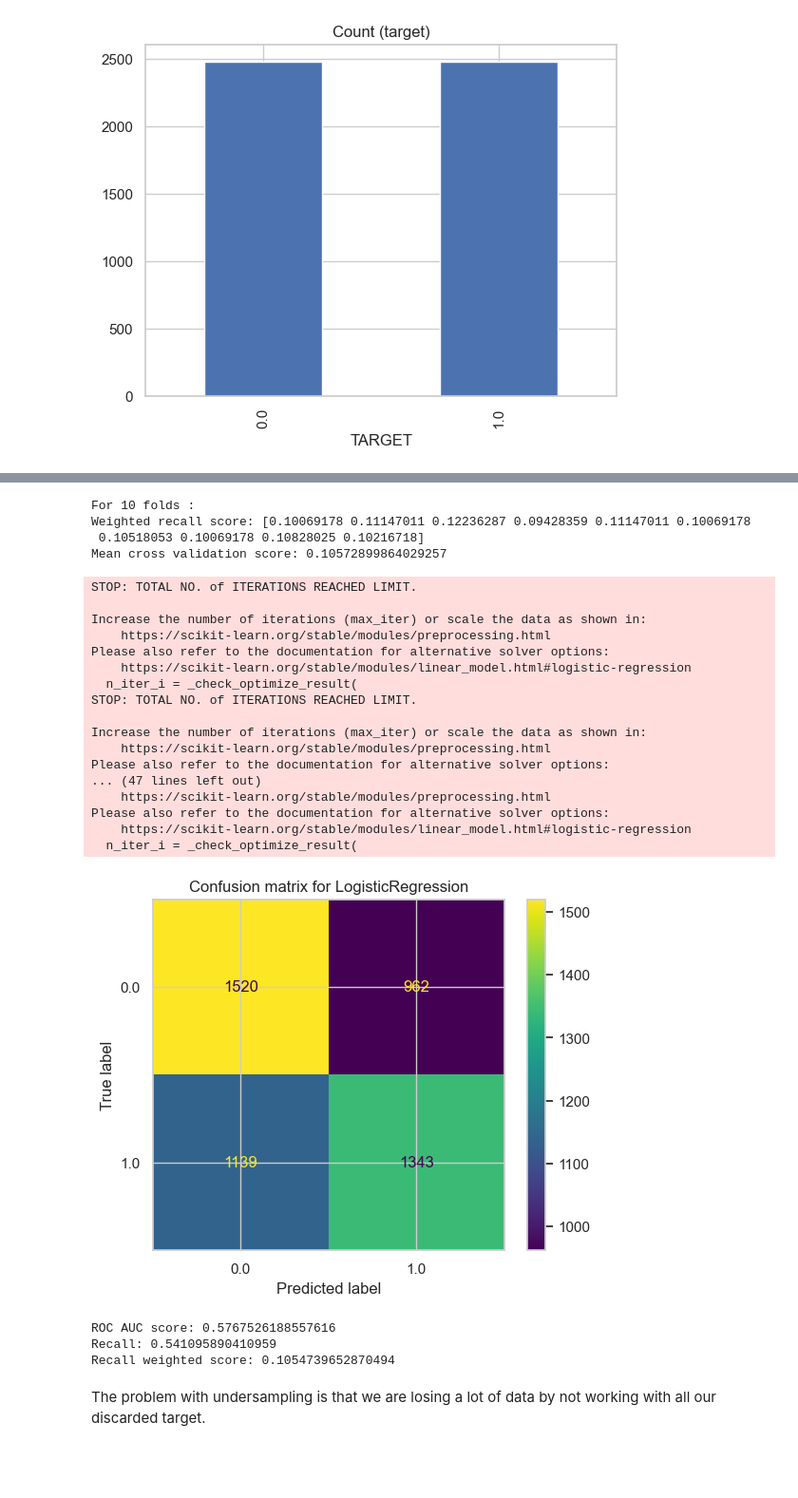
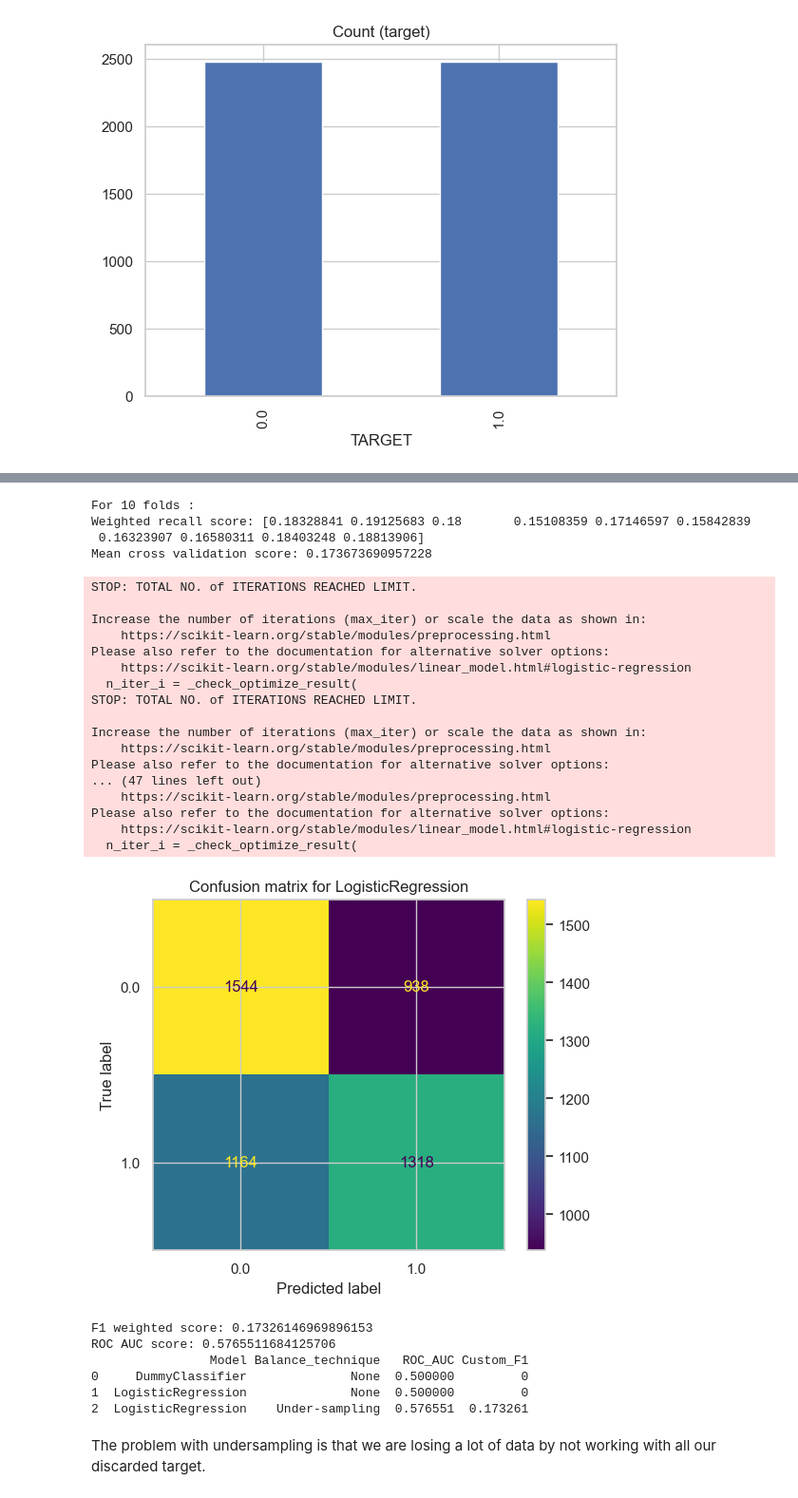
Before and after one commit to Laeti-dev/P4_Credit-Scoring-Model, a Jupyter notebook: ikusawa_laetitia_1_notebook_0824.ipynb, the cells around one changed output, grey strips where cells are left out. Shown at 95% size. Drawn from its saved outputs; the diff is of its cells as text; code cells hidden in the pictures; blank space fills up the shorter version.

Commit message:
Results df to compare metrics between balancing methods

```diff
--- a/ikusawa_laetitia_1_notebook_0824.ipynb
+++ b/ikusawa_laetitia_1_notebook_0824.ipynb
@@ -786,14 +789,20 @@ from sklearn.metrics import confusion_matrix, recall_score, ConfusionMatrixDispl
 
 def cost_score(y_true, y_pred):
     tn, fp, fn, tp = confusion_matrix(y_true, y_pred).ravel()
+    precision = 0 if tp + fp == 0 else (tp / (tp + fp))
+
+
     # Penalize false negatives by a factor of 10
-    weighted_recall_score = tp / (tp + (10 * fn))
-    return weighted_recall_score
+    weighted_recall = tp / (tp + (10 * fn))
+    if precision + weighted_recall == 0:
+        return 0
+    weighted_f1 = 2 * (precision * weighted_recall) / (precision + weighted_recall)
+    return weighted_f1
 
 # Create a scorer object that will be used instead of the default scoring metrics in sklearn
 custom_scorer = make_scorer(cost_score, greater_is_better=True)
 
-def train_model(X, y, model, score=custom_scorer, folds=10):
+def train_model(X, y, model, results, balance_technique=None, score=custom_scorer, folds=10):
     """
     Train a model using the given data
     """
@@ -813,11 +822,31 @@ def train_model(X, y, model, score=custom_scorer, folds=10):
     disp.ax_.set_title(f"Confusion matrix for {model.__class__.__name__}")
     plt.show()
 
-    print(f"ROC AUC score: {roc_auc_score(y, y_train_pred)}")
-    print(f"Recall: {recall_score(y, y_train_pred)}")
     # Calculate and print the custom metric
     custom_score = cost_score(y, y_train_pred)
-    print(f"Recall weighted score: {custom_score}")
+    print(f"F1 weighted score: {custom_score}")
+    # Complement recall metric with additional information about the model's overall discriminative ability
+    # ROC AUC score helps to understand how wel the model can distinguish between classes without being overly influenced by the chosen threshold
+    rocauc_score = roc_auc_score(y, y_train_pred)
+    print(f"ROC AUC score: {rocauc_score}")
+
+    # Create a new DataFrame with the results
+    new_results = pd.DataFrame(
+        [
+            {
+                "Model": model.__class__.__name__,
+                "Balance_technique": balance_technique,
+                "ROC_AUC": rocauc_score,
+                "Custom_F1": custom_score,
+            }
+        ]
+    )
+
+    # Concatenate the new results with the existing results DataFrame
+    results = pd.concat([results, new_results], ignore_index=True)
+
+    print(results)
+    return results
 # %%
 # Prepare the data
 X_train = subset.drop(columns=["TARGET"])
@@ -829,7 +858,7 @@ from sklearn.dummy import DummyClassifier
 
 estimator = DummyClassifier(strategy="most_frequent")
 
-train_model(X_train, y_train, estimator, 'accuracy')
+results = train_model(X_train, y_train, estimator, results, score='accuracy')
 # %% [output]
 For 10 folds :
 Weighted recall score: [0.91934959 0.91934959 0.91934959 0.91934959 0.91934959 0.91934959
@@ -848,7 +878,7 @@ In the confusion matrix, none of data predicted were 0, so number of TP = 0 and
 # %%
 from sklearn.linear_model import LogisticRegression
 
-train_model(X_train, y_train, LogisticRegression())
+results = train_model(X_train, y_train, LogisticRegression(), results)
 # %% [output]
 STOP: TOTAL NO. of ITERATIONS REACHED LIMIT.
 
@@ -927,7 +959,7 @@ TARGET
 Name: count, dtype: int64
 [figure]
 # %%
-train_model(test_under.drop(columns=["TARGET"]), test_under["TARGET"], LogisticRegression())
+results = train_model(test_under.drop(columns=["TARGET"]), test_under["TARGET"], LogisticRegression(), results, balance_technique='Under-sampling')
 # %% [output]
 STOP: TOTAL NO. of ITERATIONS REACHED LIMIT.
 
@@ -937,40 +969,43 @@ Please also refer to the documentation for alternative solver options:
     https://scikit-learn.org/stable/modules/linear_model.html#logistic-regression
   n_iter_i = _check_optimize_result(
 STOP: TOTAL NO. of ITERATIONS REACHED LIMIT.
 
 Increase the number of iterations (max_iter) or scale the data as shown in:
     https://scikit-learn.org/stable/modules/preprocessing.html
 Please also refer to the documentation for alternative solver options:
 ... (68 lines left out)
     https://scikit-learn.org/stable/modules/preprocessing.html
 Please also refer to the documentation for alternative solver options:
     https://scikit-learn.org/stable/modules/linear_model.html#logistic-regression
   n_iter_i = _check_optimize_result(
 For 10 folds :
-Weighted recall score: [0.10069178 0.11147011 0.12236287 0.09428359 0.11147011 0.10069178
- 0.10518053 0.10069178 0.10828025 0.10216718]
-Mean cross validation score: 0.10572899864029257
+Weighted recall score: [0.18328841 0.19125683 0.18       0.15108359 0.17146597 0.15842839
+ 0.16323907 0.16580311 0.18403248 0.18813906]
+Mean cross validation score: 0.173673690957228
 STOP: TOTAL NO. of ITERATIONS REACHED LIMIT.
 
 Increase the number of iterations (max_iter) or scale the data as shown in:
     https://scikit-learn.org/stable/modules/preprocessing.html
 Please also refer to the documentation for alternative solver options:
     https://scikit-learn.org/stable/modules/linear_model.html#logistic-regression
   n_iter_i = _check_optimize_result(
 STOP: TOTAL NO. of ITERATIONS REACHED LIMIT.
 
 Increase the number of iterations (max_iter) or scale the data as shown in:
     https://scikit-learn.org/stable/modules/preprocessing.html
 Please also refer to the documentation for alternative solver options:
 ... (47 lines left out)
     https://scikit-learn.org/stable/modules/preprocessing.html
 Please also refer to the documentation for alternative solver options:
     https://scikit-learn.org/stable/modules/linear_model.html#logistic-regression
   n_iter_i = _check_optimize_result(
-[figure, old version]
+[figure, new version]
-ROC AUC score: 0.5767526188557616
-Recall: 0.541095890410959
-Recall weighted score: 0.1054739652870494
+F1 weighted score: 0.17326146969896153
+ROC AUC score: 0.5765511684125706
+                Model Balance_technique   ROC_AUC Custom_F1
+0     DummyClassifier              None  0.500000         0
+1  LogisticRegression              None  0.500000         0
+2  LogisticRegression    Under-sampling  0.576551  0.173261
 # %% [markdown]
 The problem with undersampling is that we are losing a lot of data by not working with all our discarded target.
 # %% [markdown]
```
Also changed, not shown: parts of 13 cells of this notebook.
